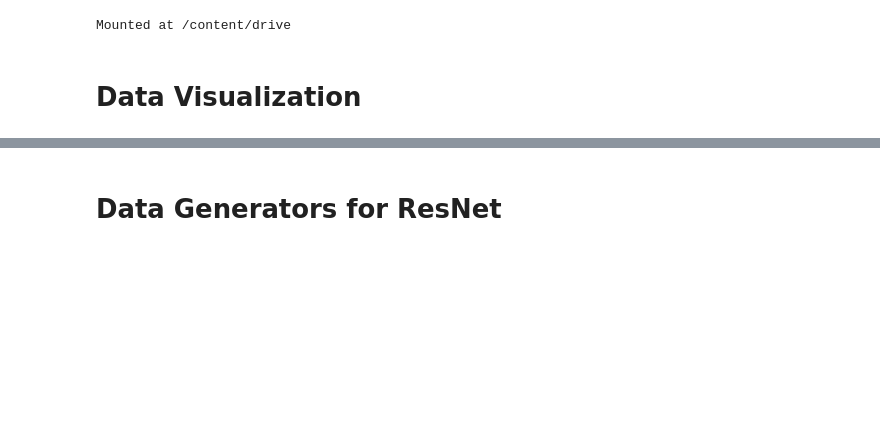
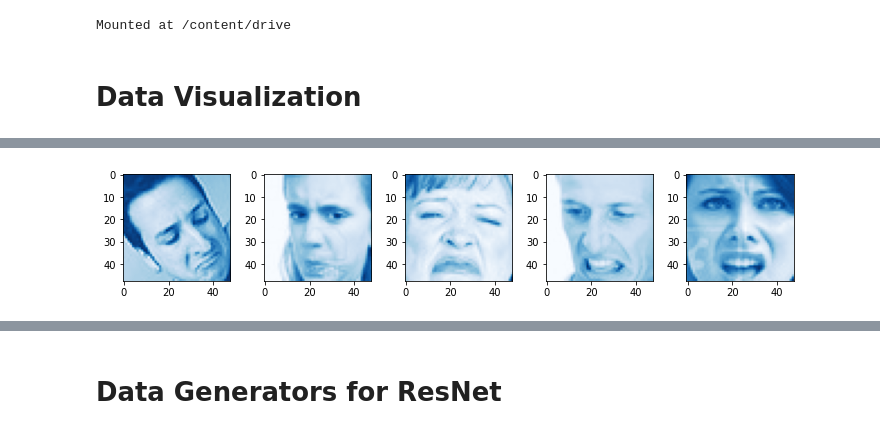
Before and after one commit to Ishansingh438/Face-emotion-recognition, a Jupyter notebook: Ishan_Singh_Face_emotion_recognition.ipynb, the cells around one changed output, grey strips where cells are left out. Drawn from its saved outputs; the diff is of its cells as text; code cells hidden in the pictures; blank space fills up the shorter version.

```diff
--- a/Ishan_Singh_Face_emotion_recognition.ipynb
+++ b/Ishan_Singh_Face_emotion_recognition.ipynb
@@ -111,3 +103,8 @@ test_dir = 'test/'
+# %%
+# Train and test data loading
+
+train_dir = '/content/drive/MyDrive/Colab Notebooks/Capstone Project 5 ML+Deep learning/Face Emotion Recognition/train/'
+test_dir = '/content/drive/MyDrive/Colab Notebooks/Capstone Project 5 ML+Deep learning/Face Emotion Recognition/test/'
 # %% [markdown]
 # Data Visualization
 # %%
@@ -131,6 +130,8 @@ plot_images(train_dir+'angry')
 # %%
 # disgust class
-plot_images(train_dir+'/disgust'
+plot_images(train_dir+'/disgust')
+# %% [output]
+[figure, added]
 # %%
 # fear class
 plot_images(train_dir+'/fear')
```
Also changed, not shown: parts of 24 cells of this notebook.
